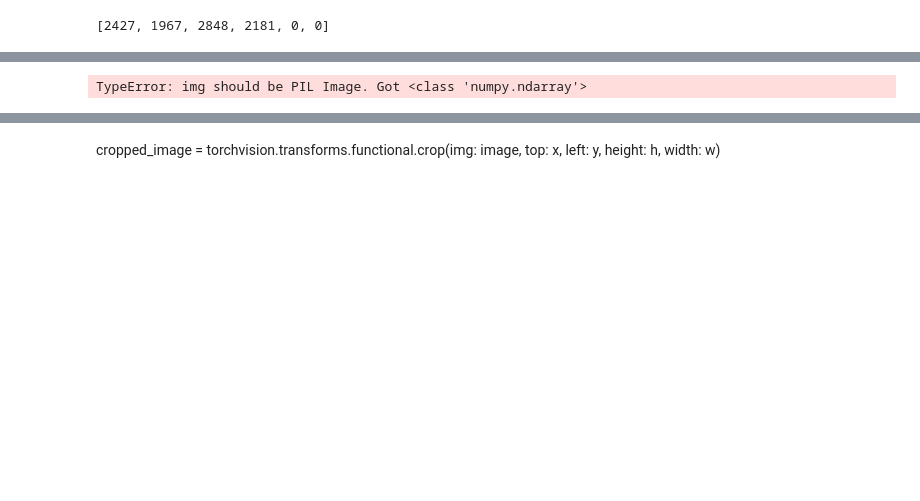
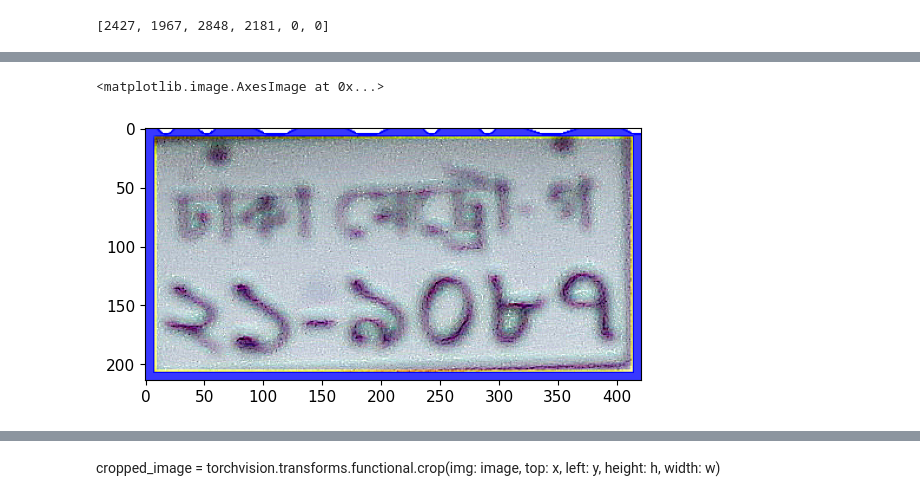
Before and after one commit to rahem1983/CSE_498r, a Jupyter notebook: Yolo_test_0.01.ipynb, the cells around one changed output, grey strips where cells are left out. Saved outputs shown, nothing was run; the diff lists cells and outputs as text; code cells hidden in the pictures; blank space fills up the shorter version.

Commit message:
easyocr added and some img sharpening test

```diff
--- a/Yolo_test_0.01.ipynb
+++ b/Yolo_test_0.01.ipynb
@@ -99,4 +132,9 @@ plt.imshow(cv2.cvtColor(cropped_image, cv2.COLOR_BGR2RGB))
 # %%
-sharp_croped_img = F.adjust_sharpness(cropped_image, 5)
+# Sharp process 1 (not good enough)
+filter = np.array([[-1, -1, -1], [-1, 9, -1], [-1, -1, -1]])
+# Applying cv2.filter2D function
+sharpen_img = cv2.filter2D(cropped_image,-1,filter)
+plt.imshow(cv2.cvtColor(sharpen_img, cv2.COLOR_BGR2RGB))
 # %% [output]
-TypeError: img should be PIL Image. Got <class 'numpy.ndarray'>
+<matplotlib.image.AxesImage at 0x...>
+[figure, added]
```
Also changed, not shown: parts of 27 cells of this notebook.
